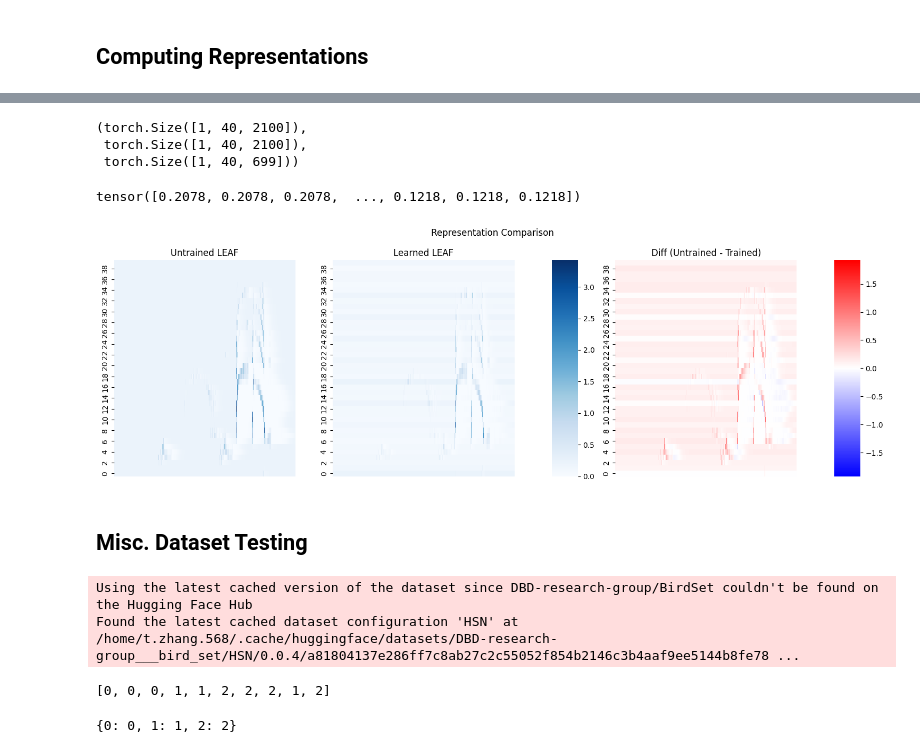
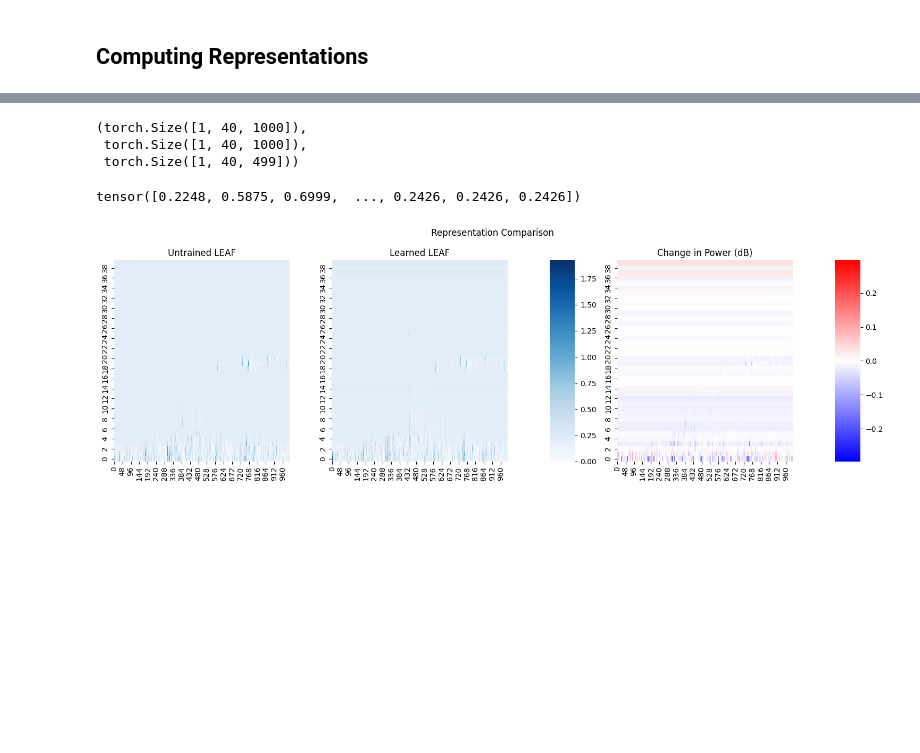
Before and after one commit to UCSD-E4E/TQ-EfficientLEAF-tests, a Jupyter notebook: test_leaf.ipynb, the cells around one changed output, grey strips where cells are left out. Cells and saved outputs as stored; diff of their text form; code cells hidden in the pictures; blank space fills up the shorter version.

Commit message:
chore: upload testing/evaluation notebook

```diff
--- a/test_leaf.ipynb
+++ b/test_leaf.ipynb
@@ -272,9 +261,12 @@ from model import *
 from model.mel import *
 from efficientnet_pytorch import EfficientNet
 from collections import OrderedDict
+from dataset.birdset import BirdSet
+from tqdm import tqdm
+sample_rate = 16000
 n_classes = 397
 n_filters = 40
-seconds = 7
+seconds = (152, 157)
 window_len = 25.0
 window_stride = 10.0
 min_freq = 60.0
@@ -288,9 +280,12 @@ model = AudioClassifier(num_outputs=n_classes,
                         encoder=encoder)
 weights = torch.load(MODEL_PATH / "net_last_model.pth", weights_only=True)['network']
 # %%
-data_path = "XC1032441 - Screaming Piha - Lipaugus vociferans.mp3"
+hsn = BirdSet(region="HSN", split="test[:10]")
+# data_path = "XC1032441 - Screaming Piha - Lipaugus vociferans.mp3"
+data_path = hsn.filenames[8]
 audio, sr = torchaudio.load(data_path)
-audio = audio[:1, :sr * seconds]
+audio = torch.tensor(audio)
+audio = audio[:1, sr * seconds[0]:sr * seconds[1]]
 audio = audio.to("cuda")
 audio.size()
 # %% [output]
@@ -310,37 +312,35 @@ melspec = melspec_transform(audio.detach().cpu())
 # %%
 trained_representation.size(), base_representation.size(), melspec.size()
 # %% [output]
-(torch.Size([1, 40, 2100]),
- torch.Size([1, 40, 2100]),
- torch.Size([1, 40, 699]))
+(torch.Size([1, 40, 1000]),
+ torch.Size([1, 40, 1000]),
+ torch.Size([1, 40, 499]))
 # %%
 torch.stack([base_representation[0], trained_representation[0]]).flatten()
 # %% [output]
-tensor([0.2078, 0.2078, 0.2078,  ..., 0.1218, 0.1218, 0.1218])
+tensor([0.2248, 0.5875, 0.6999,  ..., 0.2426, 0.2426, 0.2426])
 # %%
 fig, axs = plt.subplots(1, 5, figsize=(15, 5),
                         gridspec_kw={'width_ratios': [7, 7, 1, 7, 1]})
 cmap='Blues'
 vmin = 0
 vmax = max(torch.stack([base_representation[0], trained_representation[0]]).flatten())
 axs[0].set_title("Untrained LEAF")
 base_plot = sns.heatmap(base_representation[0], ax=axs[0], cmap=cmap,
                         vmin=vmin, vmax=vmax, cbar=False)
 
 axs[1].set_title("Learned LEAF")
 learned_plot = sns.heatmap(trained_representation[0], ax=axs[1], cmap=cmap,
                            vmin=vmin, vmax=vmax, cbar_ax=axs[2])
 
-axs[3].set_title("Diff (Untrained - Trained)")
+axs[3].set_title("Change in Power (dB)")
 cbar_limit = (base_representation[0] - trained_representation[0]).flatten().abs().max()
-melspec_plot = sns.heatmap(base_representation[0] - trained_representation[0], ax=axs[3], cmap="bwr",
+melspec_plot = sns.heatmap(trained_representation[0] - base_representation[0], ax=axs[3], cmap="bwr",
                         vmin=-cbar_limit, vmax=cbar_limit, cbar_ax=axs[4])
 for ax in [axs[0], axs[1], axs[3]]:
     ax.invert_yaxis()
-    ax.xaxis.set_visible(False)
+    # ax.xaxis.set_visible(False)
 plt.suptitle("Representation Comparison")
 plt.tight_layout()
 # %% [output]
-[figure, old version]
+[figure, new version]
-# %% [markdown]
-## Misc. Dataset Testing
@@ -353,14 +346,0 @@ from dataset.birdclef2021 import build_dataset as build_birdclef
-# %%
-hsn = BirdSet(region="HSN", split="test[:10]")
-birdclef = BirdClef(root="data", split='train', seed=0, sample_rate=16000, random_crop=16000 * 5)
-# %% [output]
-Using the latest cached version of the dataset since DBD-research-group/BirdSet couldn't be found on the Hugging Face Hub
-Found the latest cached dataset configuration 'HSN' at /home/t.zhang.568/.cache/huggingface/datasets/DBD-research-group___bird_set/HSN/0.0.4/a81804137e286ff7c8ab27c2c55052f854b2146c3b4aaf9ee5144b8fe78 ...
-# %%
-hsn.labels
-# %% [output]
-[0, 0, 0, 1, 1, 2, 2, 2, 1, 2]
-# %%
-hsn.label_mapping
-# %% [output]
-{0: 0, 1: 1, 2: 2}
```
Also changed, not shown: parts of 35 cells of this notebook.
